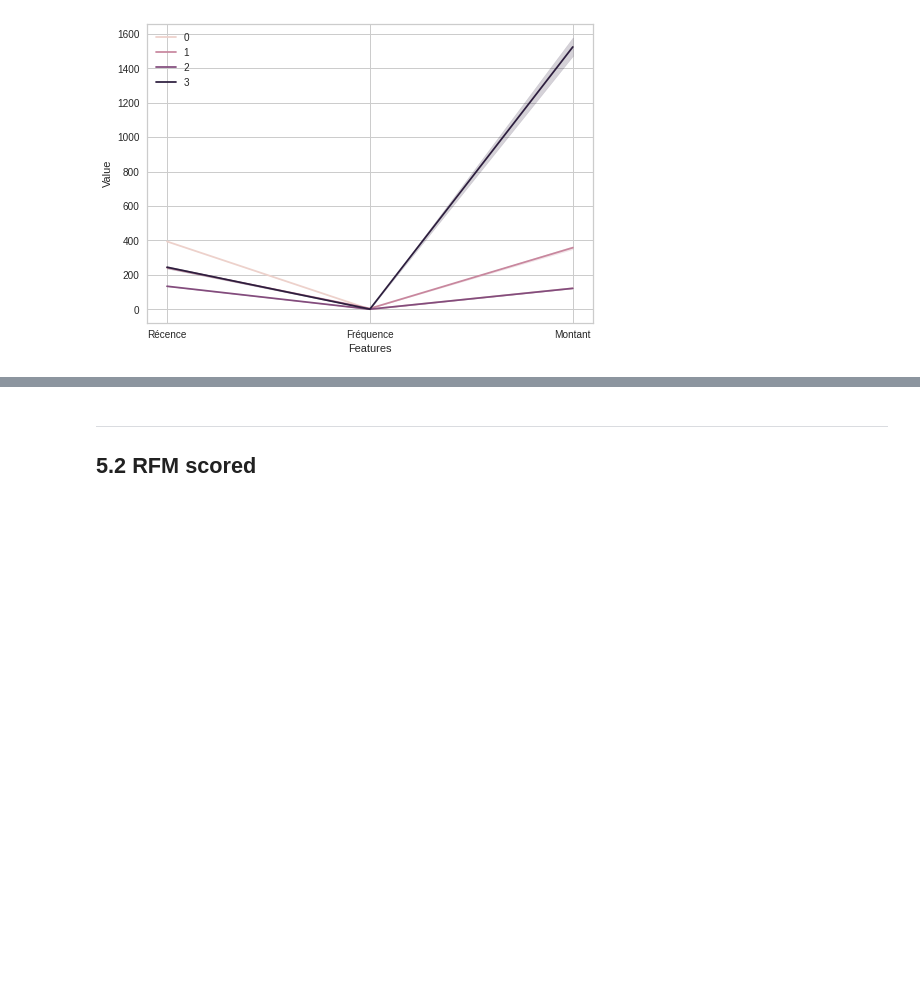
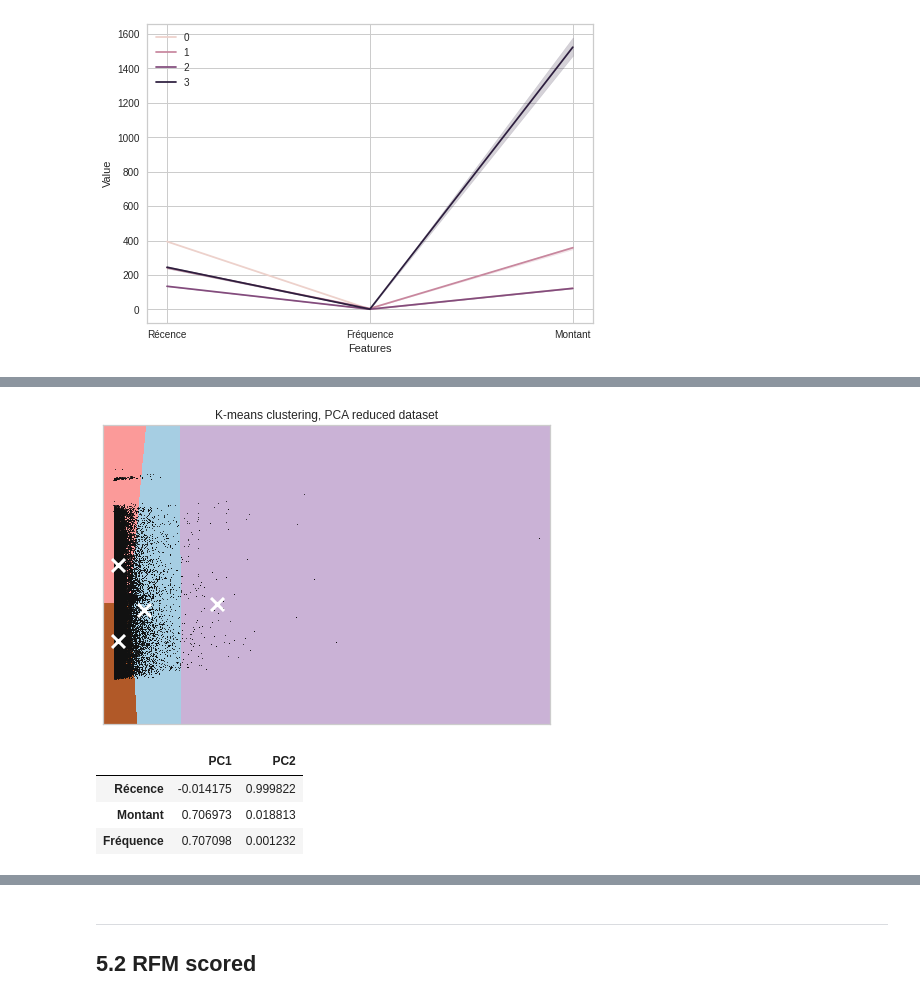
Before and after one commit to curiousmindflow/oc-ml-p4, a Jupyter notebook: modelisation.ipynb, the cells around one changed output, grey strips where cells are left out. Saved outputs shown, nothing was run; the diff lists cells and outputs as text; code cells hidden in the pictures; blank space fills up the shorter version.

```diff
--- a/modelisation.ipynb
+++ b/modelisation.ipynb
@@ -269,8 +269,8 @@ def scree_plot(dataset, figsize=(15, 5)):
 
     return pca
 # %%
-def apply_pca(dataset, columns):
-    pca = PCA()
+def apply_pca(dataset, columns, n_components):
+    pca = PCA(n_components=n_components)
     pca_data = pca.fit_transform(dataset[columns])
     components_name = [f"PC{i+1}" for i in range(pca_data.shape[1])]
     pca_data = pd.DataFrame(data=pca_data, columns=components_name)
@@ -615,0 +661,62 @@ display
+# %%
+## PCA reduced visualization
+
+# pca = PCA(n_components=2).fit(data_preproc)
+# reduced_data = pca.transform(data_preproc)
+pca, pca_data, loadings = apply_pca(data_preproc, data_preproc.columns, 2)
+reduced_data = pca_data.to_numpy()
+model = KMeans(init="k-means++", n_clusters=4)
+model.fit(reduced_data)
+
+h = 0.02
+
+x_min = reduced_data[:, 0].min() - 1
+x_max = reduced_data[:, 0].max() + 1
+
+y_min = reduced_data[:, 1].min() - 1
+y_max = reduced_data[:, 1].max() + 1
+
+xx, yy = np.meshgrid(np.arange(x_min, x_max, h), np.arange(y_min, y_max, h))
+
+Z = model.predict(np.c_[xx.ravel(), yy.ravel()])
+
+Z = Z.reshape(xx.shape)
+plt.figure(1)
+plt.clf()
+plt.imshow(
+    Z, interpolation="nearest",
+    extent=(xx.min(), xx.max(), yy.min(), yy.max()),
+    cmap=plt.cm.Paired,
+    aspect="auto",
+    origin="lower"
+)
+
+plt.plot(reduced_data[:, 0], reduced_data[:, 1], "k.", markersize=2)
+
+centroids = model.cluster_centers_
+plt.scatter(
+    centroids[:, 0],
+    centroids[:, 1],
+    marker="x",
+    s=169,
+    linewidths=3,
+    color="w",
+    zorder=10
+)
+
+plt.title("K-means clustering, PCA reduced dataset")
+
+plt.xlim(x_min, x_max)
+plt.ylim(y_min, y_max)
+plt.xticks(())
+plt.yticks(())
+plt.show()
+# %% [output]
+[figure, added]
+# %%
+loadings
+# %% [output]
+|  | PC1 | PC2 |
+| Récence | -0.014175 | 0.999822 |
+| Montant | 0.706973 | 0.018813 |
+| Fréquence | 0.707098 | 0.001232 |
```
Also changed, not shown: parts of 6 cells of this notebook.
